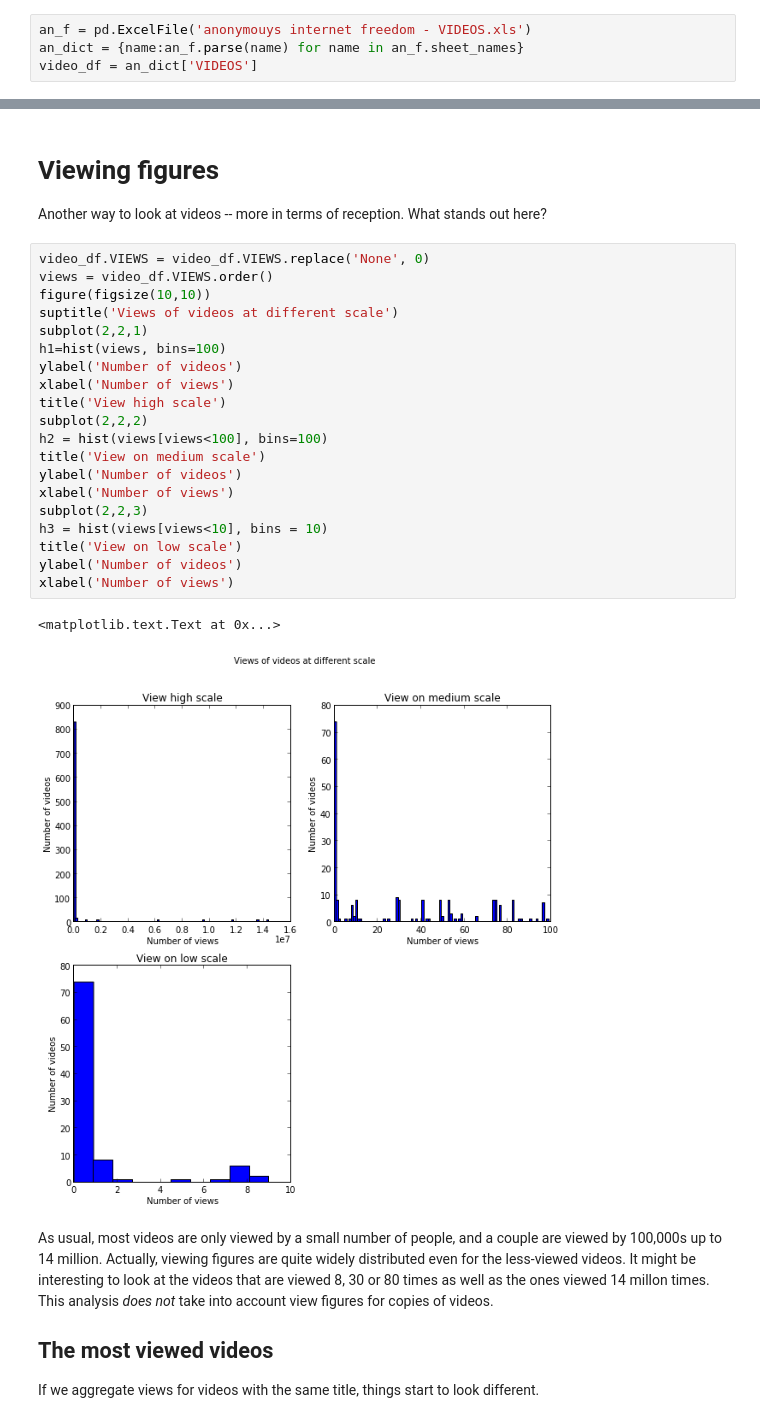
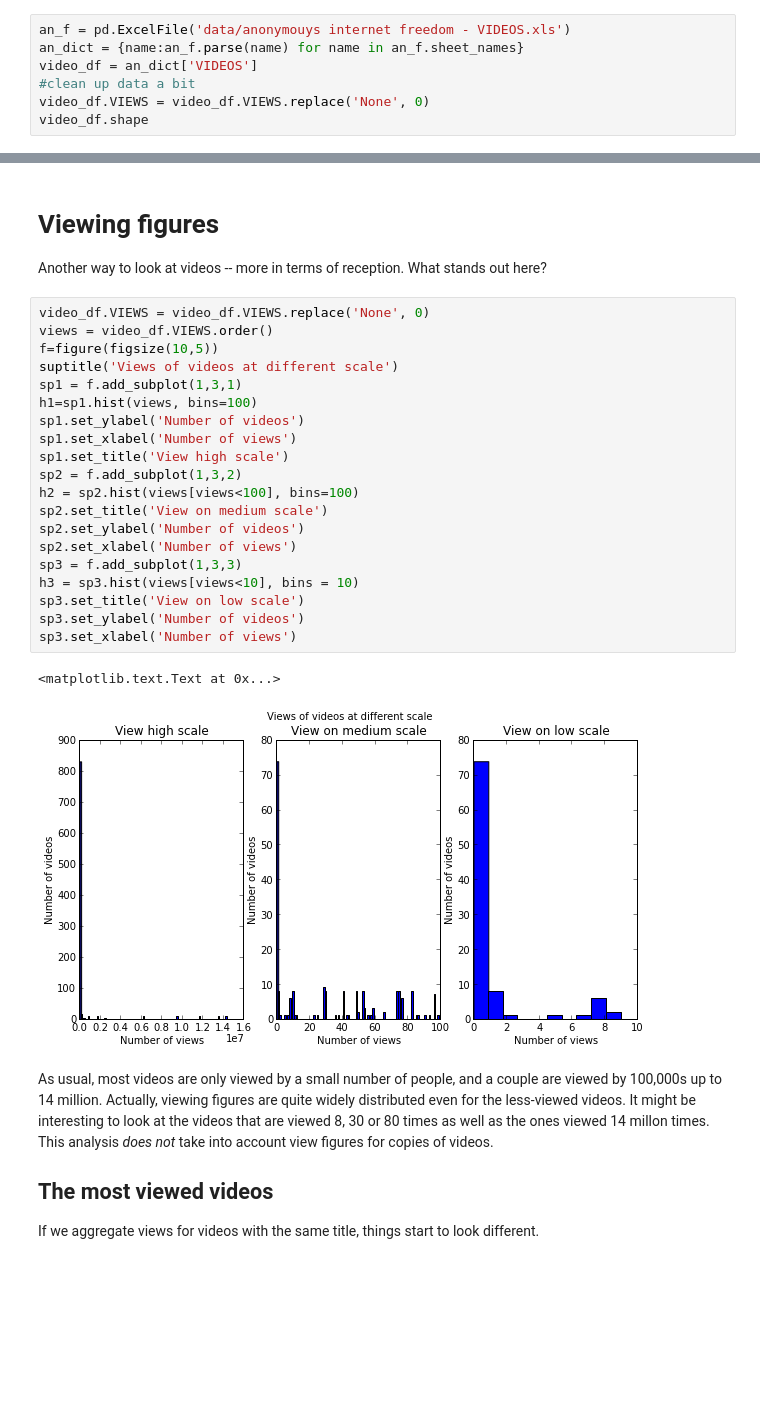
Before and after one commit to rian39/mirroring, a Jupyter notebook: Anonymous_youtube.ipynb, the cells around one changed output, grey strips where cells are left out. Saved outputs shown, nothing was run; the diff lists cells and outputs as text; blank space fills up the shorter version.

```diff
--- a/Anonymous_youtube.ipynb
+++ b/Anonymous_youtube.ipynb
@@ -5,4 +26,7 @@ pd.set_option('display.max_colwidth', -1)
 # %%
-an_f = pd.ExcelFile('anonymouys internet freedom - VIDEOS.xls')
+an_f = pd.ExcelFile('data/anonymouys internet freedom - VIDEOS.xls')
 an_dict = {name:an_f.parse(name) for name in an_f.sheet_names}
 video_df = an_dict['VIDEOS']
+#clean up data a bit
+video_df.VIEWS = video_df.VIEWS.replace('None', 0)
+video_df.shape
@@ -45,26 +85,26 @@ Another way to look at videos -- more in terms of reception. What stands out her
 # %%
 video_df.VIEWS = video_df.VIEWS.replace('None', 0)
 views = video_df.VIEWS.order()
-figure(figsize(10,10))
+f=figure(figsize(10,5))
 suptitle('Views of videos at different scale')
-subplot(2,2,1)
-h1=hist(views, bins=100)
-ylabel('Number of videos')
-xlabel('Number of views')
-title('View high scale')
-subplot(2,2,2)
-h2 = hist(views[views<100], bins=100)
-title('View on medium scale')
-ylabel('Number of videos')
-xlabel('Number of views')
-subplot(2,2,3)
-h3 = hist(views[views<10], bins = 10)
-title('View on low scale')
-ylabel('Number of videos')
-xlabel('Number of views')
+sp1 = f.add_subplot(1,3,1)
+h1=sp1.hist(views, bins=100)
+sp1.set_ylabel('Number of videos')
+sp1.set_xlabel('Number of views')
+sp1.set_title('View high scale')
+sp2 = f.add_subplot(1,3,2)
+h2 = sp2.hist(views[views<100], bins=100)
+sp2.set_title('View on medium scale')
+sp2.set_ylabel('Number of videos')
+sp2.set_xlabel('Number of views')
+sp3 = f.add_subplot(1,3,3)
+h3 = sp3.hist(views[views<10], bins = 10)
+sp3.set_title('View on low scale')
+sp3.set_ylabel('Number of videos')
+sp3.set_xlabel('Number of views')
 # %% [output]
 <matplotlib.text.Text at 0x...>
-[figure, old version]
+[figure, new version]
 # %% [markdown]
 As usual, most videos are only viewed by a small number of people, and a couple are viewed by 100,000s up to 14 million. Actually, viewing figures are quite widely distributed even for the less-viewed videos. It might be interesting to look at the videos that are viewed 8, 30 or 80 times as well as the ones viewed 14 millon times. This analysis _does not_ take into account view figures for copies of videos.
 
```
Also changed, not shown: parts of 22 cells of this notebook, 2 other files.
